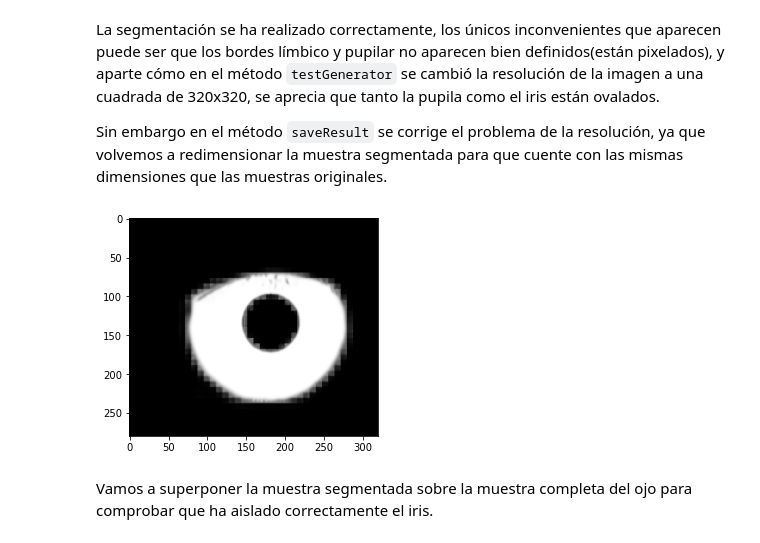
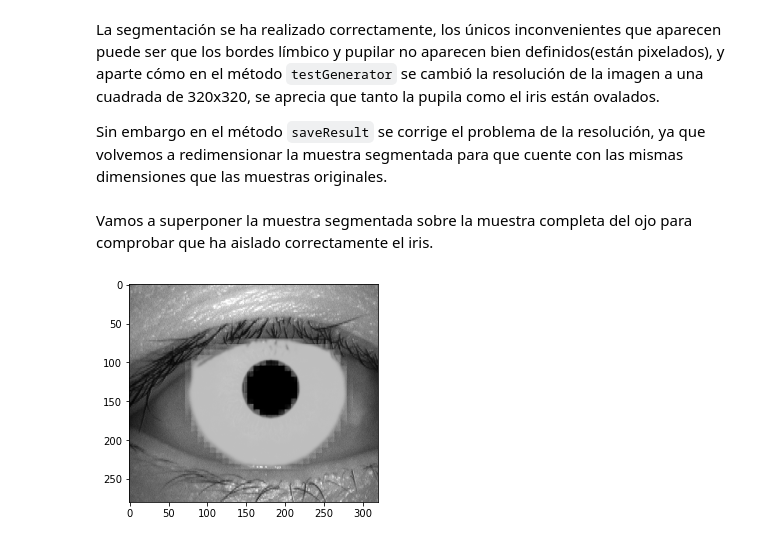
Before and after one commit to dbo1001/UBU-TFG-iris_classifier, a Jupyter notebook: notebooks/#5 Red U-Net.ipynb, the cells around one changed output. Cells and saved outputs as stored; diff of their text form; code cells hidden in the pictures.

```diff
--- a/notebooks/#5 Red U-Net.ipynb
+++ b/notebooks/#5 Red U-Net.ipynb
@@ -147,10 +147,20 @@ plt.imshow(img, cmap='gray');
 La segmentación se ha realizado correctamente, los únicos inconvenientes que aparecen puede ser que los bordes límbico y pupilar no aparecen bien definidos(están pixelados), y aparte cómo en el método `testGenerator` se cambió la resolución de la imagen a una cuadrada de 320x320, se aprecia que tanto la pupila como el iris están ovalados.
 
 Sin embargo en el método `saveResult` se corrige el problema de la resolución, ya que volvemos a redimensionar la muestra segmentada para que cuente con las mismas dimensiones que las muestras originales.
-# %%
-resized = cv2.resize(img, (320, 280), interpolation=cv2.INTER_AREA)
-plt.imshow(resized, cmap='gray');
-# %% [output]
-[figure, removed]
 # %% [markdown]
 Vamos a superponer la muestra segmentada sobre la muestra completa del ojo para comprobar que ha aislado correctamente el iris.
+# %%
+from PIL import Image
+
+import numpy as np
+
+path_img = "CASIA_v1" + os.sep + "001_1_1.bmp"
+path_back = "CASIA_Segmented" + os.sep + "001_1_1.bmp"
+
+image = Image.open(path_img)
+background = Image.open(path_back)
+
+background.paste(image, (0, 0), image)
+plt.imshow(background, cmap='gray');
+# %% [output]
+[figure, added]
```
Also changed, not shown: parts of 12 cells of this notebook.
